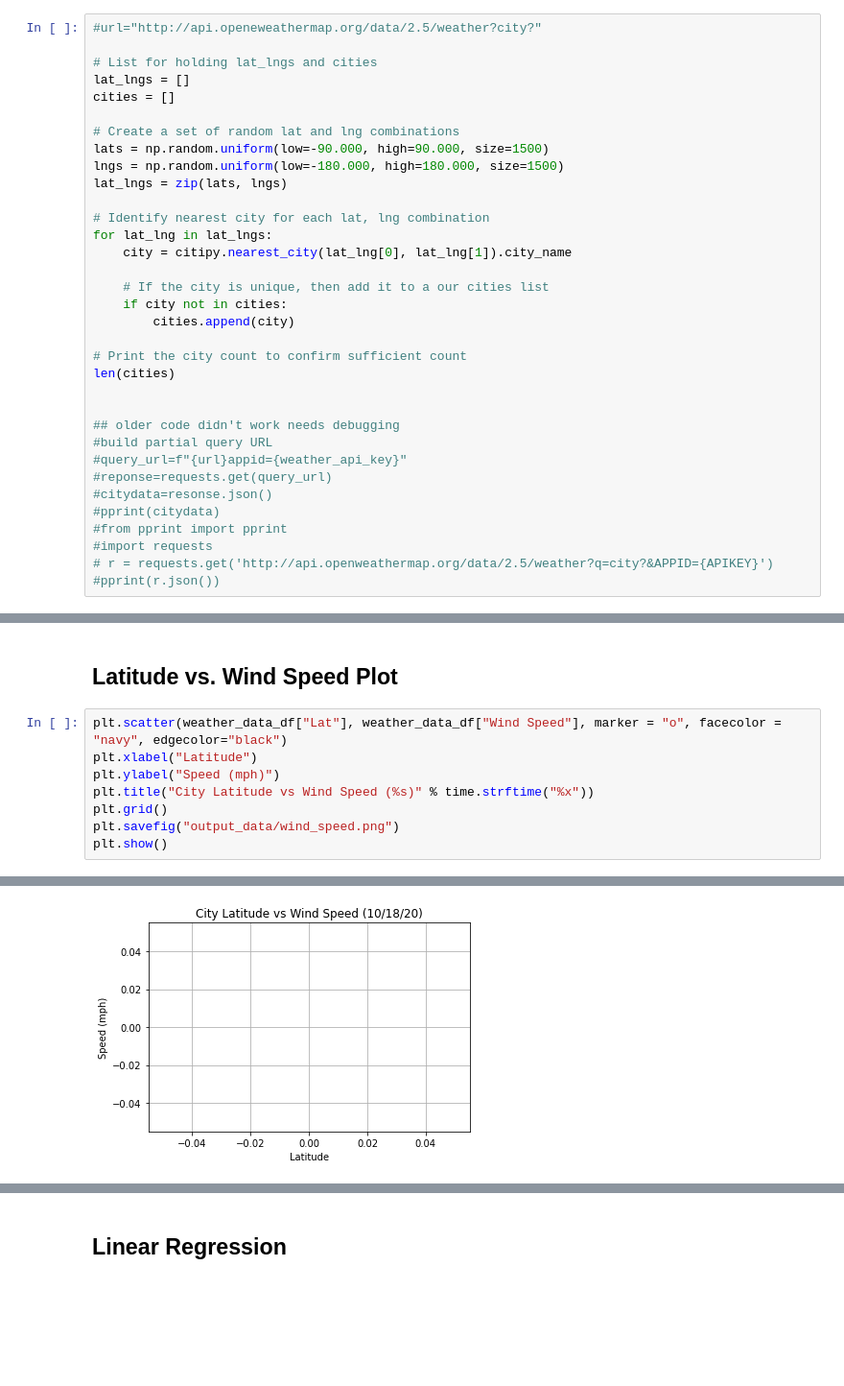
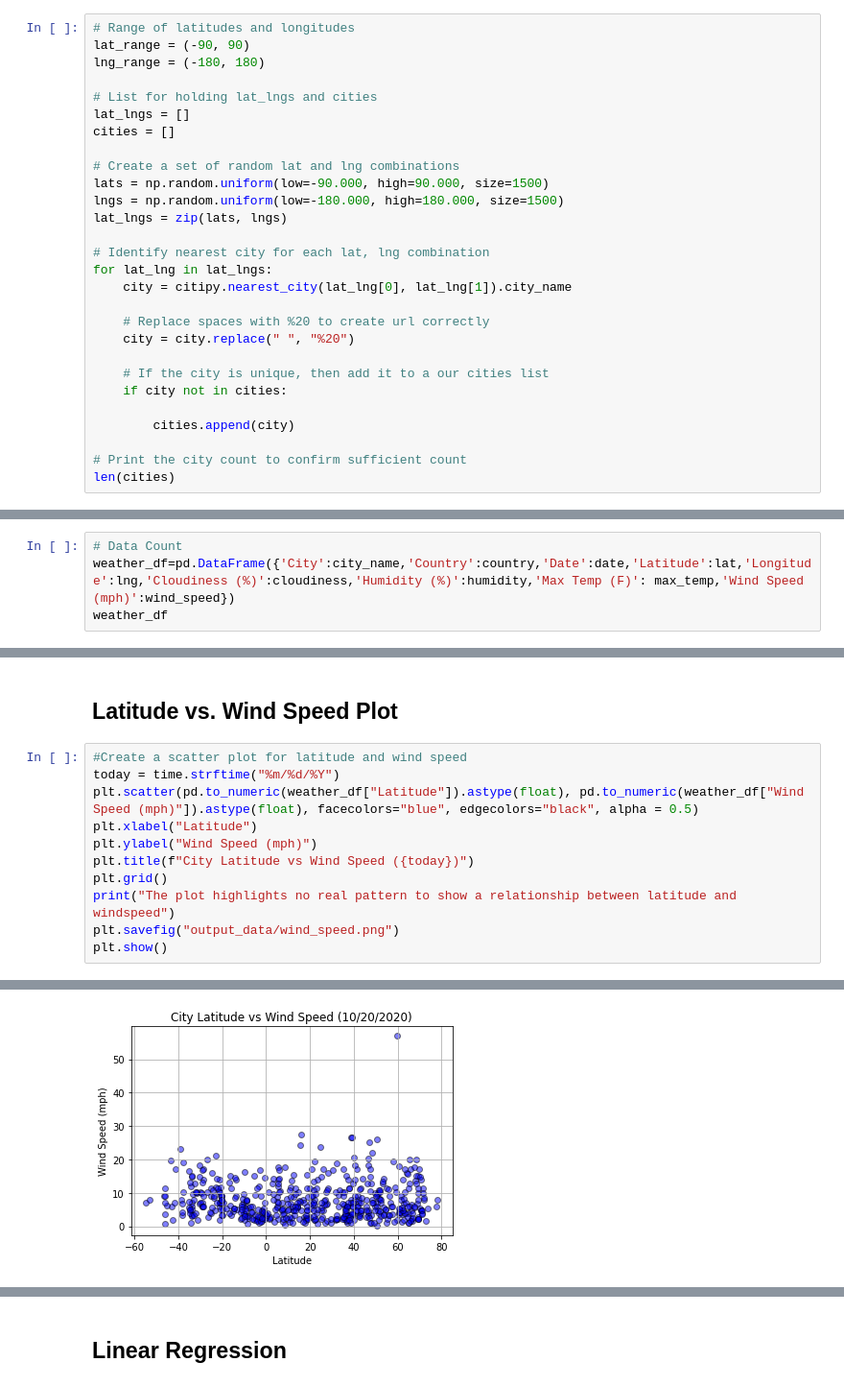
Before and after one commit to saramclean17/UCI_Homework_McLean, a Jupyter notebook: 06-Python-API-Challenge/WeatherPy.ipynb, the cells around one changed output, grey strips where cells are left out. Shown: that part at 96% size. Drawn from its saved outputs; the diff is of its cells as text; blank space fills up the shorter version.

Commit message:
Updated WeatherPy HW with Bugs Worked Out
Plots working

```diff
--- a/06-Python-API-Challenge/WeatherPy.ipynb
+++ b/06-Python-API-Challenge/WeatherPy.ipynb
@@ -43,7 +44,9 @@ w = (weather_api_key)
 # %% [markdown]
 ## Generate Cities List
 # %%
-#url="http://api.openeweathermap.org/data/2.5/weather?city?"
+# Range of latitudes and longitudes
+lat_range = (-90, 90)
+lng_range = (-180, 180)
 
 # List for holding lat_lngs and cities
 lat_lngs = []
@@ -58,21 +61,13 @@ lat_lngs = zip(lats, lngs)
 for lat_lng in lat_lngs:
     city = citipy.nearest_city(lat_lng[0], lat_lng[1]).city_name
 
+    # Replace spaces with %20 to create url correctly
+    city = city.replace(" ", "%20")
+
     # If the city is unique, then add it to a our cities list
     if city not in cities:
+
         cities.append(city)
 
 # Print the city count to confirm sufficient count
 len(cities)
-
-
-## older code didn't work needs debugging
-#build partial query URL
-#query_url=f"{url}appid={weather_api_key}"
-#reponse=requests.get(query_url)
-#citydata=resonse.json()
-#pprint(citydata)
-#from pprint import pprint
-#import requests
-# r = requests.get('http://api.openweathermap.org/data/2.5/weather?q=city?&APPID={APIKEY}')
-#pprint(r.json())
@@ -357,0 +179,4 @@ SyntaxError: invalid syntax (<ipython-input-19-5ab07e4fccbd>, line 66)
+# %%
+# Data Count
+weather_df=pd.DataFrame({'City':city_name,'Country':country,'Date':date,'Latitude':lat,'Longitude':lng,'Cloudiness (%)':cloudiness,'Humidity (%)':humidity,'Max Temp (F)': max_temp,'Wind Speed (mph)':wind_speed})
+weather_df
@@ -422,11 +293,14 @@ plt.show()
 # %% [markdown]
 ## Latitude vs. Wind Speed Plot
 # %%
-plt.scatter(weather_data_df["Lat"], weather_data_df["Wind Speed"], marker = "o", facecolor = "navy", edgecolor="black")
+#Create a scatter plot for latitude and wind speed
+today = time.strftime("%m/%d/%Y")
+plt.scatter(pd.to_numeric(weather_df["Latitude"]).astype(float), pd.to_numeric(weather_df["Wind Speed (mph)"]).astype(float), facecolors="blue", edgecolors="black", alpha = 0.5)
 plt.xlabel("Latitude")
-plt.ylabel("Speed (mph)")
-plt.title("City Latitude vs Wind Speed (%s)" % time.strftime("%x"))
+plt.ylabel("Wind Speed (mph)")
+plt.title(f"City Latitude vs Wind Speed ({today})")
 plt.grid()
+print("The plot highlights no real pattern to show a relationship between latitude and windspeed")
 plt.savefig("output_data/wind_speed.png")
 plt.show()
 # %% [output]
@@ -433 +308 @@ plt.show()
-[figure, old version]
+[figure, new version]
```
Also changed, not shown: parts of 31 cells of this notebook.
